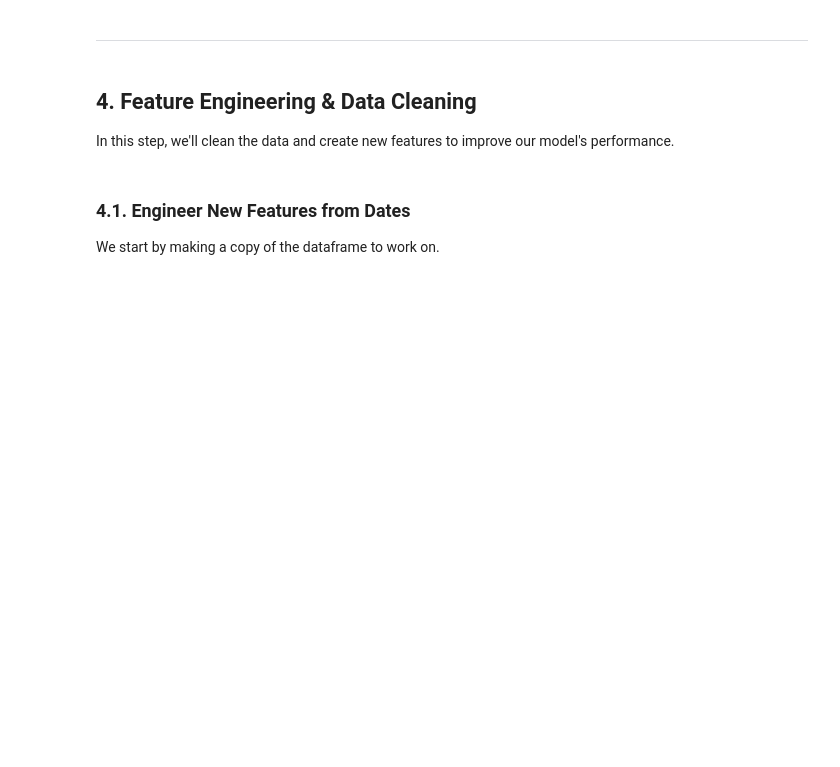
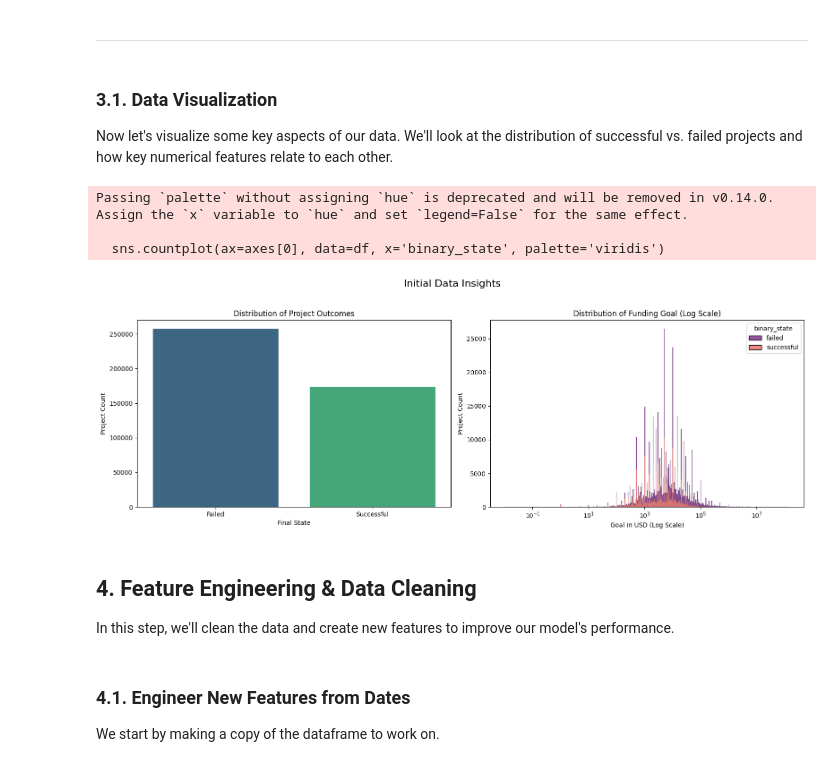
Before and after one commit to MaruflRana/kickstarter-success-prediction, a Jupyter notebook: kickstarter-success-prediction_Final.ipynb, the cells around one changed output. Drawn from its saved outputs; the diff is of its cells as text; code cells hidden in the pictures; blank space fills up the shorter version.

```diff
--- a/kickstarter-success-prediction_Final.ipynb
+++ b/kickstarter-success-prediction_Final.ipynb
@@ -50,5 +76,35 @@ df.info()
 # %% [markdown]
 ---
+# %% [markdown]
+### **3.1. Data Visualization**
+Now let's visualize some key aspects of our data. We'll look at the distribution of successful vs. failed projects and how key numerical features relate to each other.
+# %%
+# Set up the figure for two subplots
+fig, axes = plt.subplots(1, 2, figsize=(16, 6))
+plt.suptitle('Initial Data Insights', fontsize=16)
+
+# 1. Distribution of Project Outcomes
+# Use df instead of df_processed
+sns.countplot(ax=axes[0], data=df, x='binary_state', palette='viridis')
+axes[0].set_title('Distribution of Project Outcomes')
+axes[0].set_xticklabels(['Failed', 'Successful', 'Other']) # Added 'Other' for raw data
+axes[0].set_xlabel('Final State')
+axes[0].set_ylabel('Project Count')
+
+# 2. Distribution of Funding Goal by Outcome
+# Use df instead of df_processed
+sns.histplot(ax=axes[1], data=df, x='goal_USD', hue='binary_state', multiple='stack', log_scale=True, palette='magma')
+axes[1].set_title('Distribution of Funding Goal (Log Scale)')
+axes[1].set_xlabel('Goal in USD (Log Scale)')
+axes[1].set_ylabel('Project Count')
+
+plt.tight_layout(rect=[0, 0.03, 1, 0.95])
+plt.show()
+# %% [output]
+Passing `palette` without assigning `hue` is deprecated and will be removed in v0.14.0. Assign the `x` variable to `hue` and set `legend=False` for the same effect.
+
+  sns.countplot(ax=axes[0], data=df, x='binary_state', palette='viridis')
+[figure, added]
 # %% [markdown]
 ## **4. Feature Engineering & Data Cleaning**
 In this step, we'll clean the data and create new features to improve our model's performance.
```
Also changed, not shown: parts of 15 cells of this notebook.
